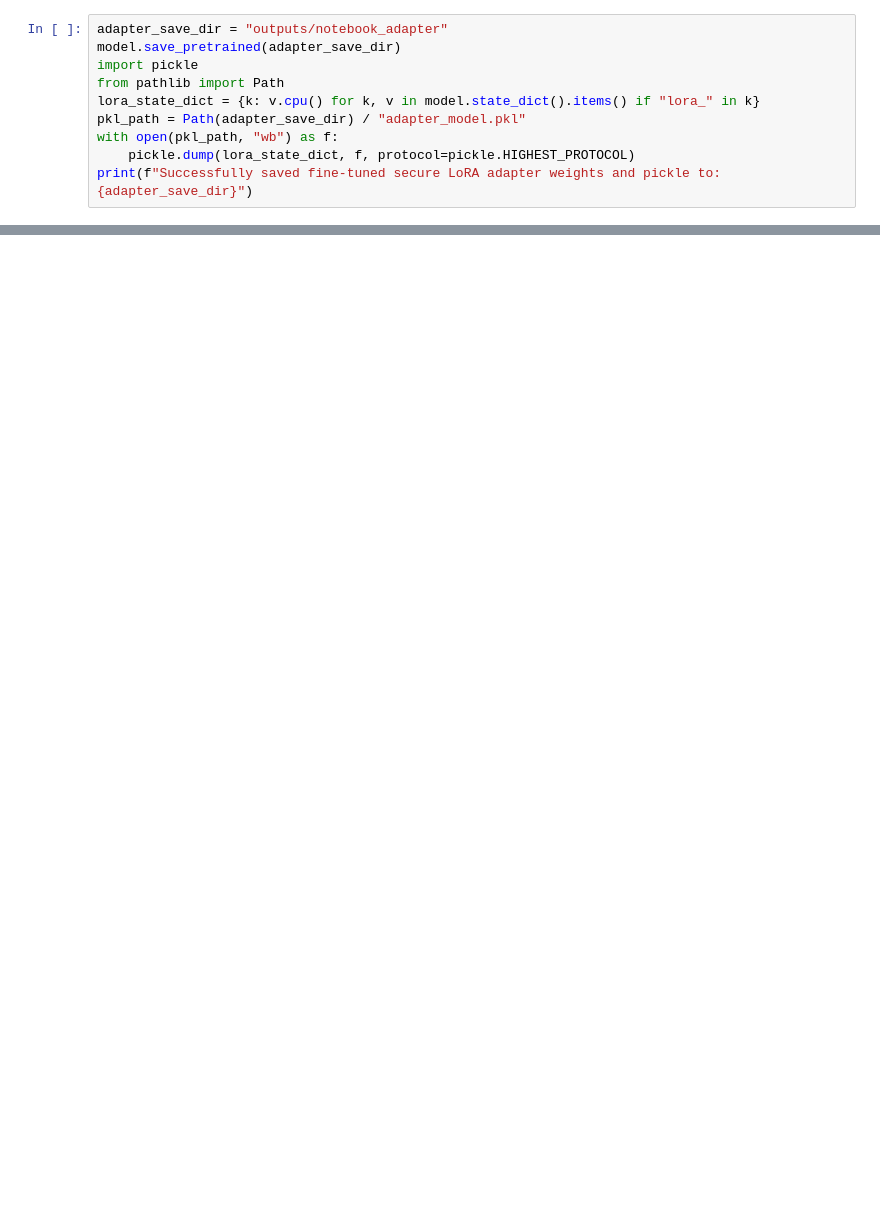
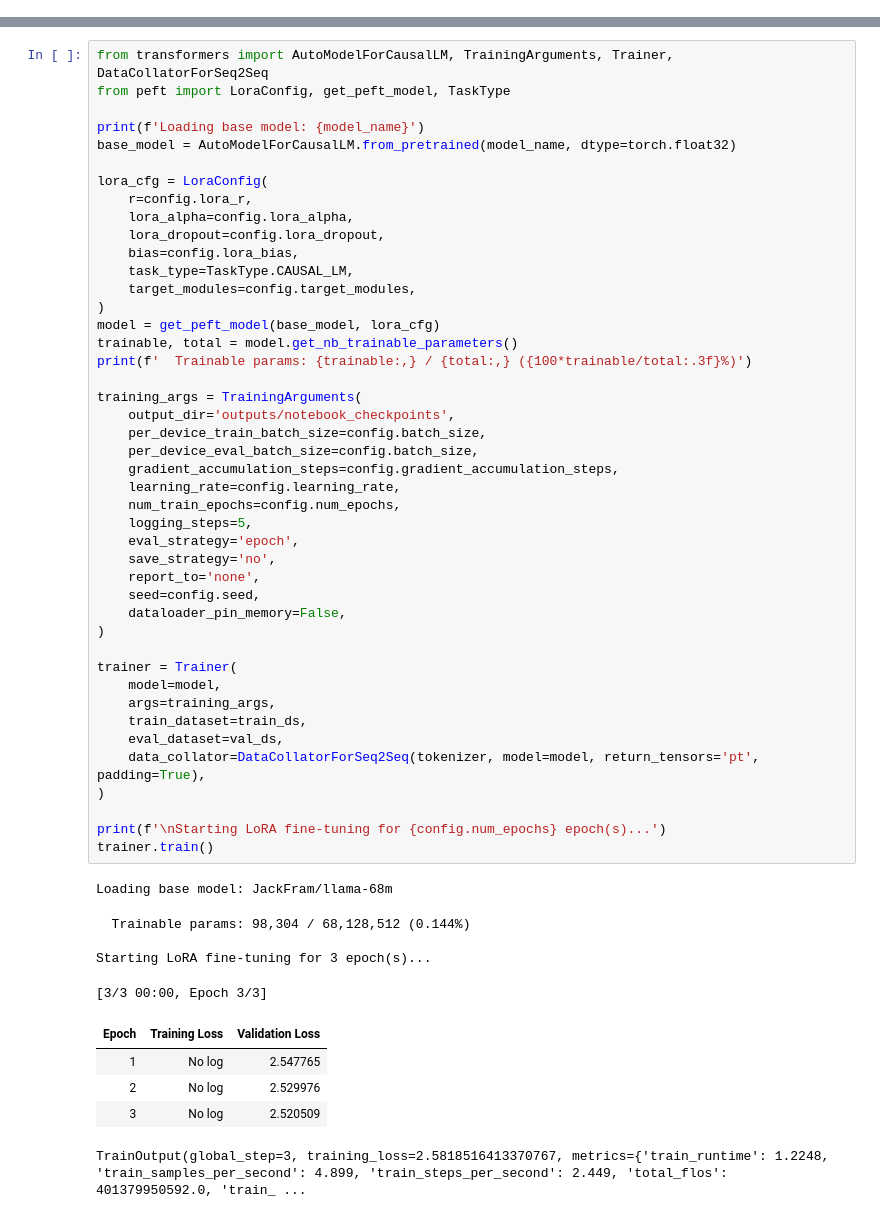
Before and after one commit to abhishekkp00/Major-Project, a Jupyter notebook: train_and_evaluate_lora.ipynb, the cells around one changed output, grey strips where cells are left out. Cells and saved outputs as stored; diff of their text form; blank space fills up the shorter version.

```diff
--- a/train_and_evaluate_lora.ipynb
+++ b/train_and_evaluate_lora.ipynb
@@ -266,10 +0,0 @@ Save the trained adapter weights locally so they can be packaged and used in the
-# %%
-adapter_save_dir = "outputs/notebook_adapter"
-model.save_pretrained(adapter_save_dir)
-import pickle
-from pathlib import Path
-lora_state_dict = {k: v.cpu() for k, v in model.state_dict().items() if "lora_" in k}
-pkl_path = Path(adapter_save_dir) / "adapter_model.pkl"
-with open(pkl_path, "wb") as f:
-    pickle.dump(lora_state_dict, f, protocol=pickle.HIGHEST_PROTOCOL)
-print(f"Successfully saved fine-tuned secure LoRA adapter weights and pickle to: {adapter_save_dir}")
@@ -277,0 +253,55 @@ Successfully saved fine-tuned secure LoRA adapter weights to: outputs/notebook_a
+# %%
+from transformers import AutoModelForCausalLM, TrainingArguments, Trainer, DataCollatorForSeq2Seq
+from peft import LoraConfig, get_peft_model, TaskType
+
+print(f'Loading base model: {model_name}')
+base_model = AutoModelForCausalLM.from_pretrained(model_name, dtype=torch.float32)
+
+lora_cfg = LoraConfig(
+    r=config.lora_r,
+    lora_alpha=config.lora_alpha,
+    lora_dropout=config.lora_dropout,
+    bias=config.lora_bias,
+    task_type=TaskType.CAUSAL_LM,
+    target_modules=config.target_modules,
+)
+model = get_peft_model(base_model, lora_cfg)
+trainable, total = model.get_nb_trainable_parameters()
+print(f'  Trainable params: {trainable:,} / {total:,} ({100*trainable/total:.3f}%)')
+
+training_args = TrainingArguments(
+    output_dir='outputs/notebook_checkpoints',
+    per_device_train_batch_size=config.batch_size,
+    per_device_eval_batch_size=config.batch_size,
+    gradient_accumulation_steps=config.gradient_accumulation_steps,
+    learning_rate=config.learning_rate,
+    num_train_epochs=config.num_epochs,
+    logging_steps=5,
+    eval_strategy='epoch',
+    save_strategy='no',
+    report_to='none',
+    seed=config.seed,
+    dataloader_pin_memory=False,
+)
+
+trainer = Trainer(
+    model=model,
+    args=training_args,
+    train_dataset=train_ds,
+    eval_dataset=val_ds,
+    data_collator=DataCollatorForSeq2Seq(tokenizer, model=model, return_tensors='pt', padding=True),
+)
+
+print(f'\nStarting LoRA fine-tuning for {config.num_epochs} epoch(s)...')
+trainer.train()
+# %% [output]
+Loading base model: JackFram/llama-68m
+  Trainable params: 98,304 / 68,128,512 (0.144%)
+
+Starting LoRA fine-tuning for 3 epoch(s)...
+[3/3 00:00, Epoch 3/3]
+| Epoch | Training Loss | Validation Loss |
+| 1 | No log | 2.547765 |
+| 2 | No log | 2.529976 |
+| 3 | No log | 2.520509 |
+TrainOutput(global_step=3, training_loss=2.5818516413370767, metrics={'train_runtime': 1.2248, 'train_samples_per_second': 4.899, 'train_steps_per_second': 2.449, 'total_flos': 401379950592.0, 'train_ ...
```
Also changed, not shown: parts of 37 cells of this notebook, 8 other files.
